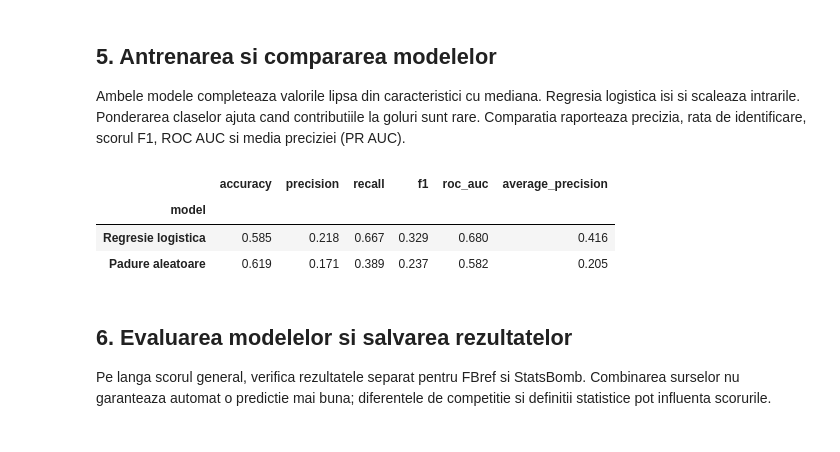
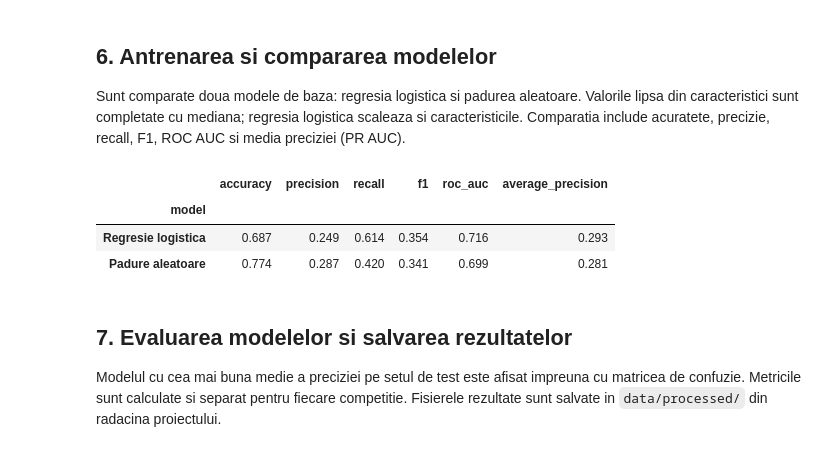
Before and after one commit to andreilaurentiuradu/IAPD_project, a Jupyter notebook: notebooks/player_performance_modeling.ipynb, the cells around one changed output. Saved outputs shown, nothing was run; the diff lists cells and outputs as text; code cells hidden in the pictures.

Commit message:
visualizations and european competitions added

```diff
--- a/notebooks/player_performance_modeling.ipynb
+++ b/notebooks/player_performance_modeling.ipynb
@@ -11,8 +11,7 @@ Ruleaza mai intai `extraction/data_scraper.ipynb`. Notebookul combina automat ex
 # %%
 from pathlib import Path
-import re
-import warnings
 
+import matplotlib.pyplot as plt
 import numpy as np
 import pandas as pd
 
@@ -28,10 +27,9 @@ else:
     PROJECT_ROOT = candidates[0]
 
 DATA_ROOT = PROJECT_ROOT / "data"
-MODEL_SOURCES = ["fbref", "statsbomb"]  # Foloseste ambele surse.
+MODEL_SOURCES = ["fbref"]  # Foloseste exportul FBref cu toate competitiile.
 INPUT_FILES = {
     "fbref": DATA_ROOT / "raw" / "fbref" / "fbref_player_match_stats.csv",
-    "statsbomb": DATA_ROOT / "raw" / "statsbomb" / "statsbomb_player_match_stats.csv",
 }
 if not MODEL_SOURCES or any(source not in INPUT_FILES for source in MODEL_SOURCES):
     raise ValueError(f"Surse invalide: {MODEL_SOURCES}")
@@ -39,7 +37,7 @@ OUTPUT_DIR = DATA_ROOT / "processed"
 OUTPUT_DIR.mkdir(parents=True, exist_ok=True)
 
 # Asociaza fiecare camp cu numele coloanei din setul de date ales.
-# Ambele exporturi data_scraper contin aceste campuri comune.
+# Exportul FBref contine aceste campuri comune pentru competitiile selectate.
 COLUMN_MAP = {
     "player": "player",
     "match_date": "date",
@@ -106,8 +107,7 @@ for col in numeric:
 data["player"] = data["player"].astype("string").str.strip()
 data = data.dropna(subset=["player", "match_date"]).copy()
 data = data[data["minutes"].fillna(0) > 0].copy()
-data["source_is_statsbomb"] = (data["source"] == "statsbomb").astype(int)
-data = data.sort_values(["source", "player", "match_date"]).reset_index(drop=True)
+data = data.sort_values(["player", "match_date"]).reset_index(drop=True)
 
 print(f"Randuri jucator-meci utilizabile: {len(data):,}")
 print("Valori lipsa pe camp:")
@@ -135,16 +246,18 @@ data["high_offensive_performance"] = (data["goal_contributions"] >= 1).astype(in
 
 past_fields = ["minutes", "goals", "assists", "shots", "yellow_cards", "red_cards"]
 for field in past_fields:
-    data[f"recent5_mean_{field}"] = (
-        data.groupby(["source", "player"], sort=False)[field]
-        .transform(lambda series: series.shift(1).rolling(window=5, min_periods=1).mean())
+    data[f"all_previous_mean_{field}"] = (
+        data.groupby("player", sort=False)[field]
+        .transform(lambda series: series.shift(1).expanding(min_periods=1).mean())
     )
-    data[f"recent5_sum_{field}"] = (
-        data.groupby(["source", "player"], sort=False)[field]
-        .transform(lambda series: series.shift(1).rolling(window=5, min_periods=1).sum())
+    data[f"all_previous_sum_{field}"] = (
+        data.groupby("player", sort=False)[field]
+        .transform(lambda series: series.shift(1).expanding(min_periods=1).sum())
     )
 
-feature_cols = [col for col in data.columns if col.startswith("recent5_")] + ["source_is_statsbomb"]
+competition_features = pd.get_dummies(data["league"].fillna("unknown"), prefix="competition", dtype=int)
+data = pd.concat([data, competition_features], axis=1)
+feature_cols = [col for col in data.columns if col.startswith("all_previous_")] + list(competition_features.columns)
 model_data = data.dropna(subset=feature_cols + ["high_offensive_performance"]).copy()
 print("Distributia tintei (0 = fara contributie la gol, 1 = cel putin una):")
 display(model_data["high_offensive_performance"].value_counts(normalize=True).rename("share").to_frame())
@@ -196,17 +313,22 @@ Randuri de test: 118 from 2022-12-13
 # %% [markdown]
-## 5. Antrenarea si compararea modelelor
+## 6. Antrenarea si compararea modelelor
 
-Ambele modele completeaza valorile lipsa din caracteristici cu mediana. Regresia logistica isi si scaleaza intrarile. Ponderarea claselor ajuta cand contributiile la goluri sunt rare. Comparatia raporteaza precizia, rata de identificare, scorul F1, ROC AUC si media preciziei (PR AUC).
+Sunt comparate doua modele de baza: regresia logistica si padurea aleatoare. Valorile lipsa din caracteristici sunt completate cu mediana; regresia logistica scaleaza si caracteristicile. Comparatia include acuratete, precizie, recall, F1, ROC AUC si media preciziei (PR AUC).
 # %%
+from sklearn.ensemble import RandomForestClassifier
 from sklearn.impute import SimpleImputer
 from sklearn.linear_model import LogisticRegression
-from sklearn.ensemble import RandomForestClassifier
+from sklearn.metrics import (
+    accuracy_score,
+    average_precision_score,
+    confusion_matrix,
+    f1_score,
+    precision_score,
+    recall_score,
+    roc_auc_score,
+)
 from sklearn.pipeline import Pipeline
 from sklearn.preprocessing import StandardScaler
-from sklearn.metrics import (
-    accuracy_score, precision_score, recall_score, f1_score,
-    roc_auc_score, average_precision_score, confusion_matrix,
-)
 
 models = {
     "Regresie logistica": Pipeline([
@@ -218,39 +340,39 @@ models = {
         ("imputer", SimpleImputer(strategy="median")),
         ("model", RandomForestClassifier(
             n_estimators=400, min_samples_leaf=3, class_weight="balanced",
             random_state=42, n_jobs=-1,
         )),
     ]),
 }
 
 results = []
 predictions = {}
 for name, model in models.items():
     model.fit(X_train, y_train)
     predicted = model.predict(X_test)
     probability = model.predict_proba(X_test)[:, 1]
     predictions[name] = (predicted, probability)
     results.append({
         "model": name,
         "accuracy": accuracy_score(y_test, predicted),
         "precision": precision_score(y_test, predicted, zero_division=0),
         "recall": recall_score(y_test, predicted, zero_division=0),
         "f1": f1_score(y_test, predicted, zero_division=0),
         "roc_auc": roc_auc_score(y_test, probability),
         "average_precision": average_precision_score(y_test, probability),
     })
 
 comparison = pd.DataFrame(results).set_index("model").sort_values("average_precision", ascending=False)
 display(comparison.round(3))
 # %% [output]
 |  | accuracy | precision | recall | f1 | roc_auc | average_precision |
 | model |  |  |  |  |  |  |
-| Regresie logistica | 0.585 | 0.218 | 0.667 | 0.329 | 0.680 | 0.416 |
-| Padure aleatoare | 0.619 | 0.171 | 0.389 | 0.237 | 0.582 | 0.205 |
+| Regresie logistica | 0.687 | 0.249 | 0.614 | 0.354 | 0.716 | 0.293 |
+| Padure aleatoare | 0.774 | 0.287 | 0.420 | 0.341 | 0.699 | 0.281 |
 # %% [markdown]
-## 6. Evaluarea modelelor si salvarea rezultatelor
+## 7. Evaluarea modelelor si salvarea rezultatelor
 
-Pe langa scorul general, verifica rezultatele separat pentru FBref si StatsBomb. Combinarea surselor nu garanteaza automat o predictie mai buna; diferentele de competitie si definitii statistice pot influenta scorurile.
+Modelul cu cea mai buna medie a preciziei pe setul de test este afisat impreuna cu matricea de confuzie. Metricile sunt calculate si separat pentru fiecare competitie. Fisierele rezultate sunt salvate in `data/processed/` din radacina proiectului.
 # %%
 best_name = comparison.index[0]
 best_model = models[best_name]
```
Also changed, not shown: parts of 15 cells of this notebook, 6 other files.
